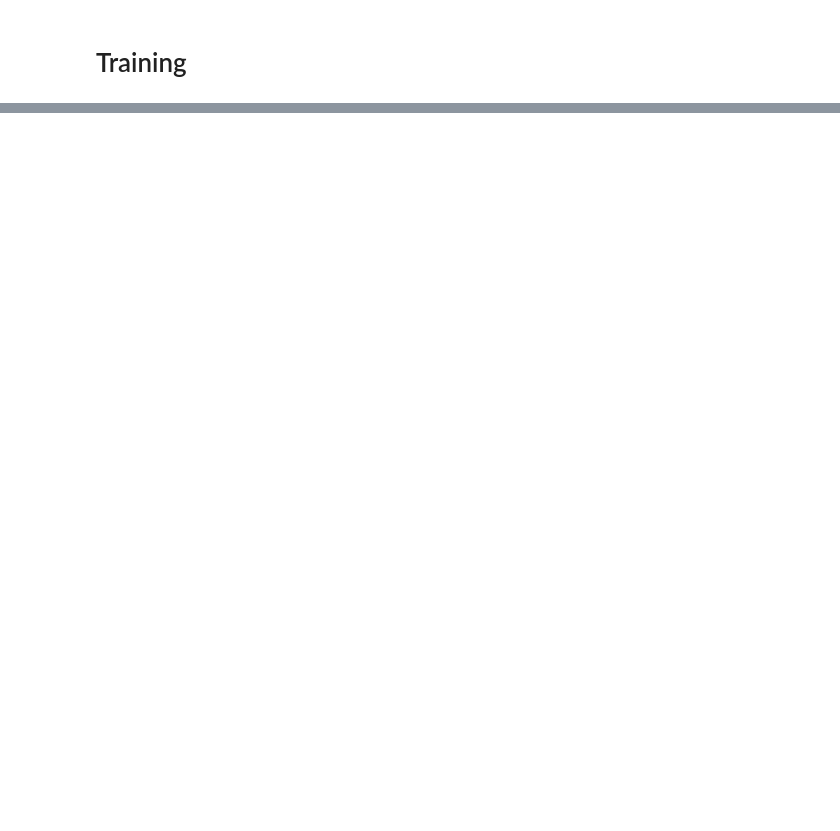
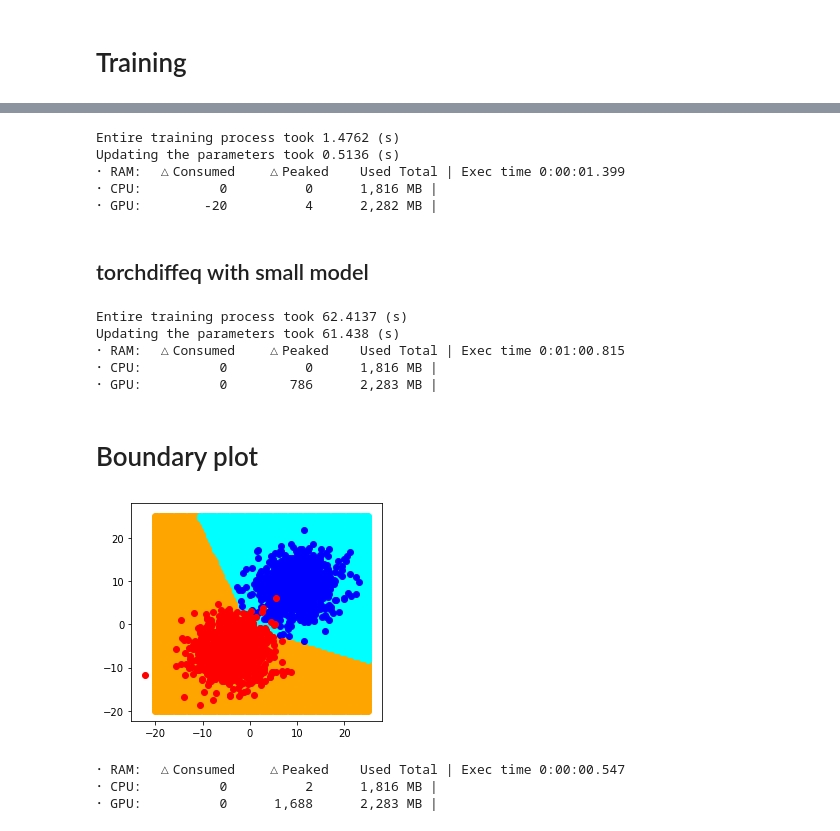
Before and after one commit to Zymrael/torchSODE, a Jupyter notebook: notebooks/benchmarks training.ipynb, the cells around one changed output, grey strips where cells are left out. Cells and saved outputs as stored; diff of their text form; code cells hidden in the pictures; blank space fills up the shorter version.

```diff
--- a/notebooks/benchmarks training.ipynb
+++ b/notebooks/benchmarks training.ipynb
@@ -186,0 +304,13 @@ class MLP(nn.Module):
+# %%
+def gen_boundary(X, yn, m1, number):
+    mp = genpoints(-20,25,-20,25,100)
+    y, idx = torch.max(torch.exp(m1.forward(mp)), 1)
+    mp_r = mp[idx==0]
+    mp_b = mp[idx==1]
+    plt.figure(figsize=(4.5,4))
+    plt.scatter(mp_r[:,0].cpu(),mp_r[:,1].cpu(),color='orange')
+    plt.scatter(mp_b[:,0].cpu(),mp_b[:,1].cpu(),color='cyan')
+    plt.scatter(X[yn==1,0],X[yn==1,1],color='blue')
+    plt.scatter(X[yn==0,0],X[yn==0,1],color='red')
+    plt.savefig('data-cluster-boundary-' + number + '.png')
+    plt.show()
@@ -449,0 +386,32 @@ Updating the parameters took 142.7278 (s)
+# %%
+m1_small = MLP([2, 1000, 1000, 1000, 1000, 2]).to(device)
+count_parameters(m1_small)
+trainloader, _ = setup(X, yn)
+t_train2, t_update2 = torchsodeT2(trainloader, m1_small)
+# %% [output]
+Entire training process took 1.4762 (s)
+Updating the parameters took 0.5136 (s)
+･ RAM:  △Consumed    △Peaked    Used Total | Exec time 0:00:01.399
+･ CPU:          0          0      1,816 MB |
+･ GPU:        -20          4      2,282 MB |
+# %% [markdown]
+## torchdiffeq with small model
+# %%
+count_parameters(m1_small)
+trainloader, _ = setup(X, yn)
+t_train4, t_update4 = torchdiff(trainloader, m1_small)
+# %% [output]
+Entire training process took 62.4137 (s)
+Updating the parameters took 61.438 (s)
+･ RAM:  △Consumed    △Peaked    Used Total | Exec time 0:01:00.815
+･ CPU:          0          0      1,816 MB |
+･ GPU:          0        786      2,283 MB |
+# %% [markdown]
+# Boundary plot
+# %%
+gen_boundary(X, yn, m1, '0')
+# %% [output]
+[figure, added]
+･ RAM:  △Consumed    △Peaked    Used Total | Exec time 0:00:00.547
+･ CPU:          0          2      1,816 MB |
+･ GPU:          0      1,688      2,283 MB |
```
Also changed, not shown: parts of 53 cells of this notebook, 5 other files.
